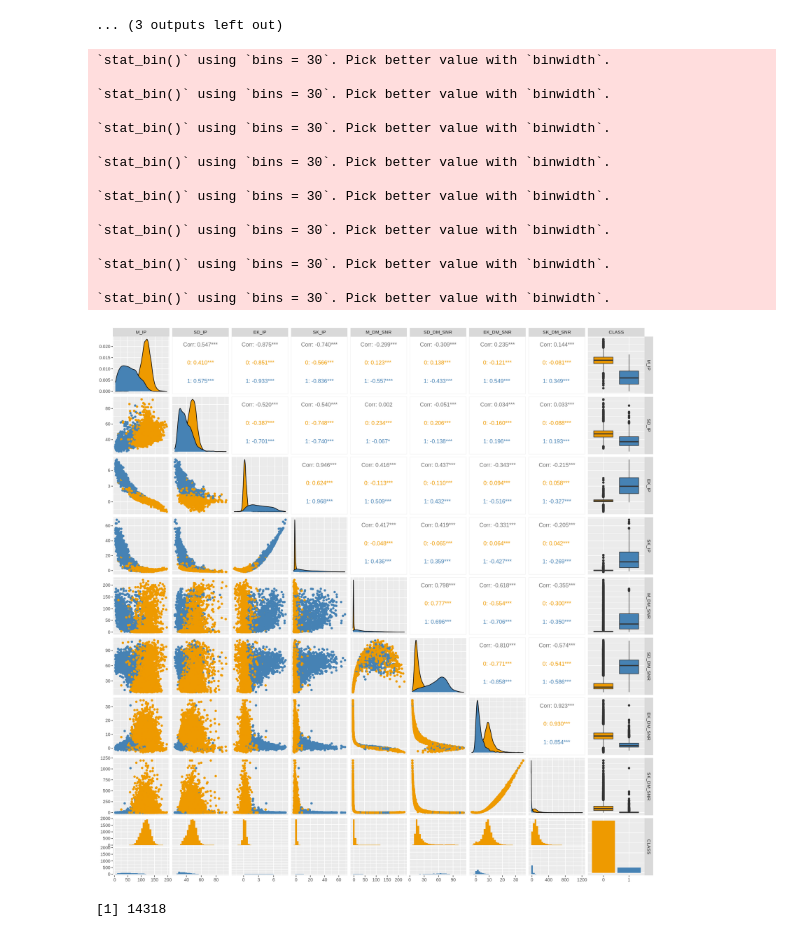
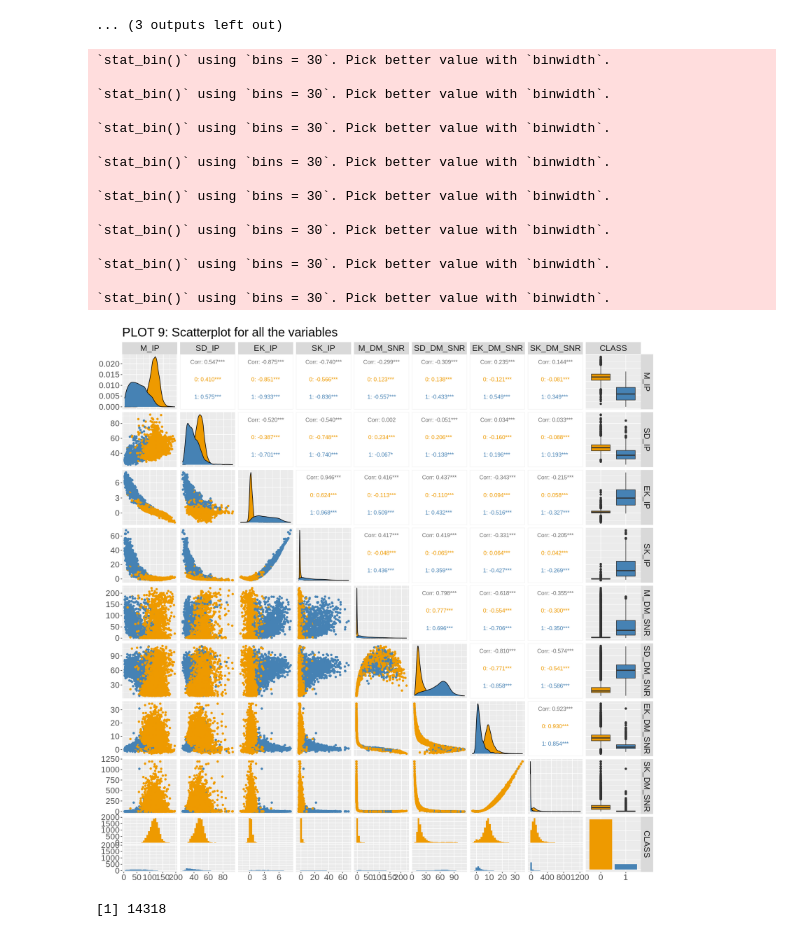
Before and after one commit to ONIGIRIIII/DSCI-100-GROUP-PROJECT, a Jupyter notebook: PULSAR.ipynb, the cells around one changed output. Drawn from its saved outputs; the diff is of its cells as text; code cells hidden in the pictures.

```diff
--- a/PULSAR.ipynb
+++ b/PULSAR.ipynb
@@ -278,28 +275,30 @@ pulsar_test <- testing(pulsar_split)
 # %%
 options(repr.plot.height = 15, repr.plot.width = 15)
 pair_plot <- ggpairs(pulsar_train,aes(color = CLASS)) +
                 scale_color_manual(labels = c("Non-pulsar", "Pulsar"),
                                   values = c("orange2", "steelblue")) +
                 scale_fill_manual(labels = c("Non-pulsar", "Pulsar"),
-                                  values = c("orange2", "steelblue"))
+                                  values = c("orange2", "steelblue")) +
+                ggtitle("PLOT 9: Scatterplot for all the variables") +
+                theme(text = element_text(size = 20))
 pair_plot
 # %% [output]
 `stat_bin()` using `bins = 30`. Pick better value with `binwidth`.
 
 `stat_bin()` using `bins = 30`. Pick better value with `binwidth`.
 
 `stat_bin()` using `bins = 30`. Pick better value with `binwidth`.
 
 `stat_bin()` using `bins = 30`. Pick better value with `binwidth`.
 
 `stat_bin()` using `bins = 30`. Pick better value with `binwidth`.
 
 `stat_bin()` using `bins = 30`. Pick better value with `binwidth`.
 
 `stat_bin()` using `bins = 30`. Pick better value with `binwidth`.
 
 `stat_bin()` using `bins = 30`. Pick better value with `binwidth`.
-[figure, old version]
+[figure, new version]
 # %%
 # training data is too large for forward selection so we use a smaller subset called pulsar_small_train
 set.seed(4)
```
Also changed, not shown: parts of 6 cells of this notebook.
